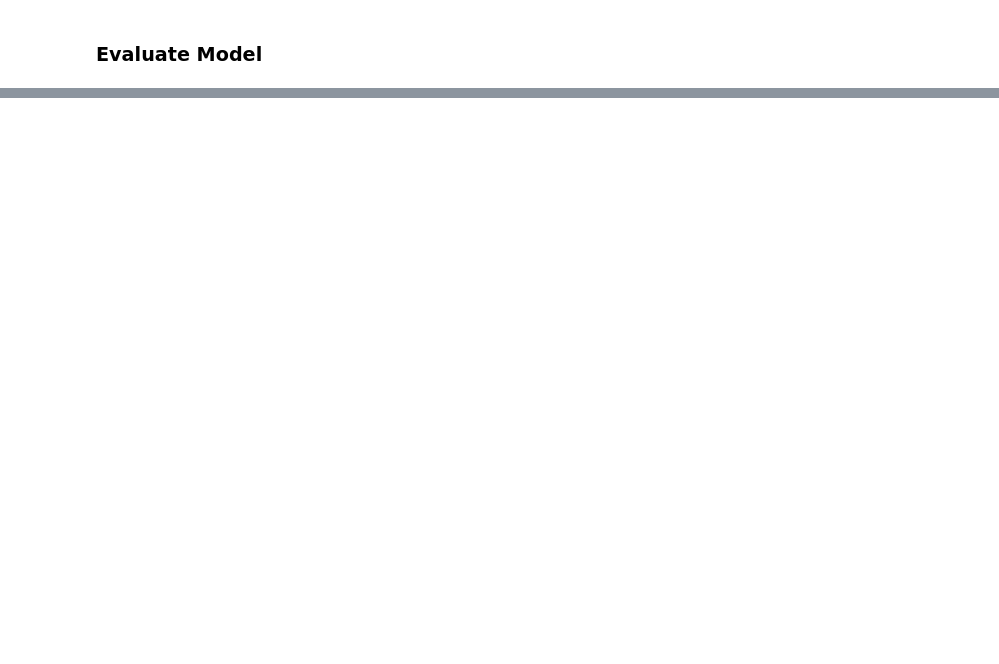
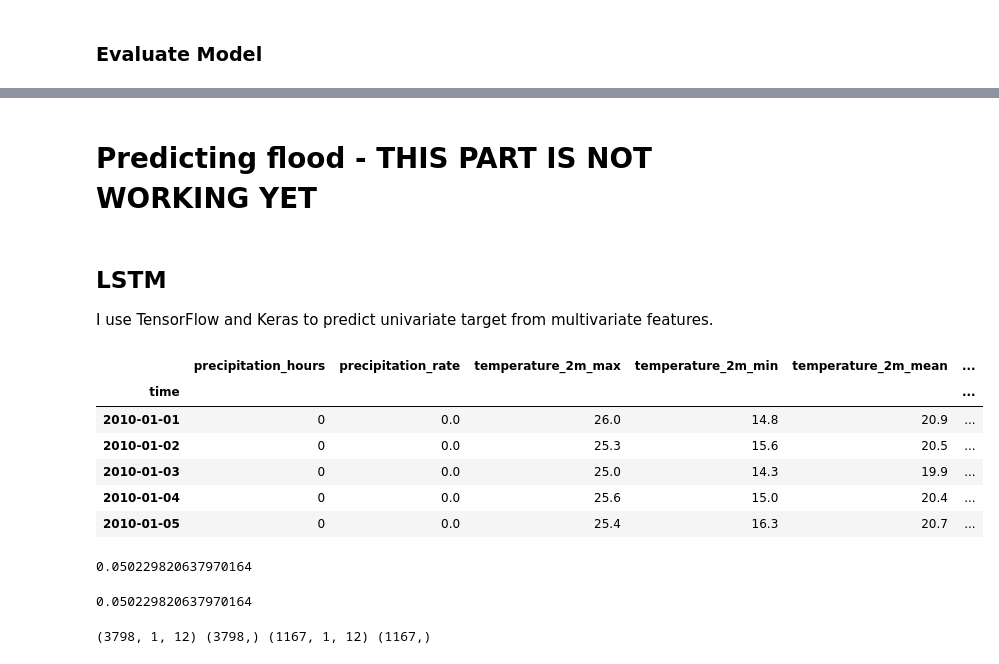
Before and after one commit to OmdenaAI/karachi-pakistan-weather-prediction, a Jupyter notebook: src/tasks/task_3_modelling/LSTM_Heatwave_Predictions.ipynb, the cells around one changed output, grey strips where cells are left out. Cells and saved outputs as stored; diff of their text form; code cells hidden in the pictures; blank space fills up the shorter version.

```diff
--- a/src/tasks/task_3_modelling/LSTM_Heatwave_Predictions.ipynb
+++ b/src/tasks/task_3_modelling/LSTM_Heatwave_Predictions.ipynb
@@ -323,0 +416,28 @@ on top of that, as I used a window size of 1, I guess my predictions should stic
+# %% [markdown]
+<a id="section-four"></a>
+# Predicting flood - THIS PART IS NOT WORKING YET
+# %% [markdown]
+## LSTM
+
+I use TensorFlow and Keras to predict univariate target from multivariate features.
+# %%
+# puting the column 'precipitation_rate' at index = 0
+col_names = df_k.columns.tolist()
+col_names.insert(0, col_names.pop(7))
+df_k = df_k[col_names]
+
+df_k.head()
+# %% [output]
+|  | precipitation_hours | precipitation_rate | temperature_2m_max | temperature_2m_min | temperature_2m_mean | ... |
+| time |  |  |  |  |  | ... |
+| 2010-01-01 | 0 | 0.0 | 26.0 | 14.8 | 20.9 | ... |
+| 2010-01-02 | 0 | 0.0 | 25.3 | 15.6 | 20.5 | ... |
+| 2010-01-03 | 0 | 0.0 | 25.0 | 14.3 | 19.9 | ... |
+| 2010-01-04 | 0 | 0.0 | 25.6 | 15.0 | 20.4 | ... |
+| 2010-01-05 | 0 | 0.0 | 25.4 | 16.3 | 20.7 | ... |
+# %%
+display(df_k['precipitation_rate'].mean())
+data['precipitation_rate'].mean()
+# %% [output]
+0.050229820637970164
+0.050229820637970164
@@ -323,0 +466,20 @@ on top of that, as I used a window size of 1, I guess my predictions should stic
+# %%
+# adapted from https://machinelearningmastery.com/
+
+# split into train and test sets
+values = reframed.values
+# we use 2010-2022 for training and testing purpose. 2023 will serve for evaluation
+# train size is 80% and test size 20%
+n_train_days = int(4748 * .80)
+
+train = values[:n_train_days, :]
+test = values[n_train_days:, :]
+# split into input and outputs
+train_X, train_y = train[:, :-1], train[:, -1]
+test_X, test_y = test[:, :-1], test[:, -1]
+# reshape input to be 3D [samples, timesteps, features]
+train_X = train_X.reshape((train_X.shape[0], 1, train_X.shape[1]))
+test_X = test_X.reshape((test_X.shape[0], 1, test_X.shape[1]))
+print(train_X.shape, train_y.shape, test_X.shape, test_y.shape)
+# %% [output]
+(3798, 1, 12) (3798,) (1167, 1, 12) (1167,)
```
Also changed, not shown: parts of 26 cells of this notebook.
